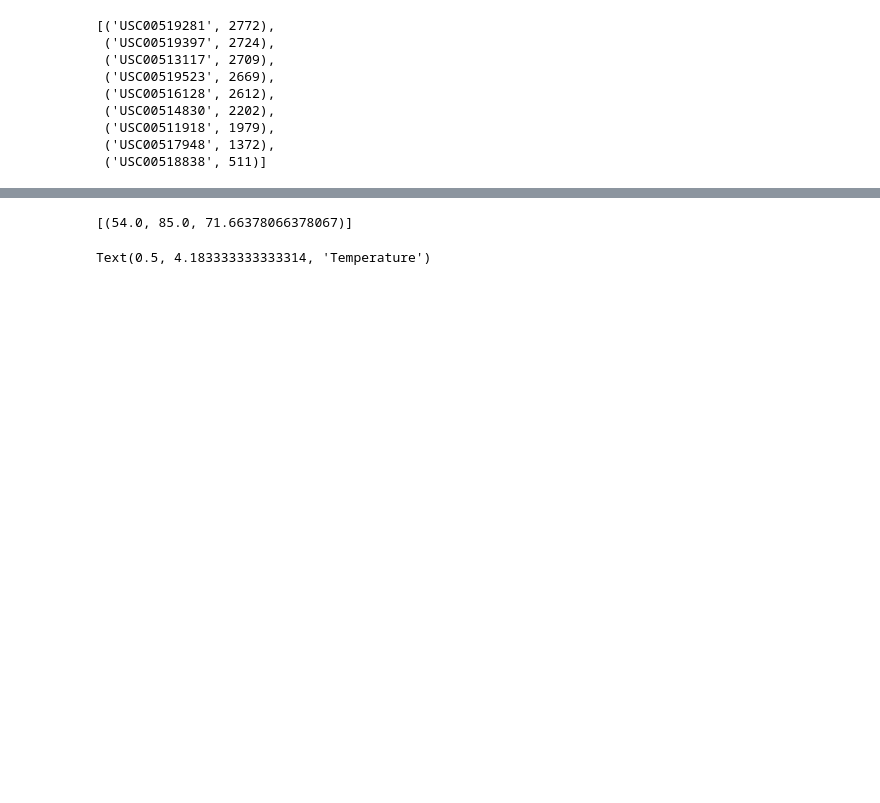
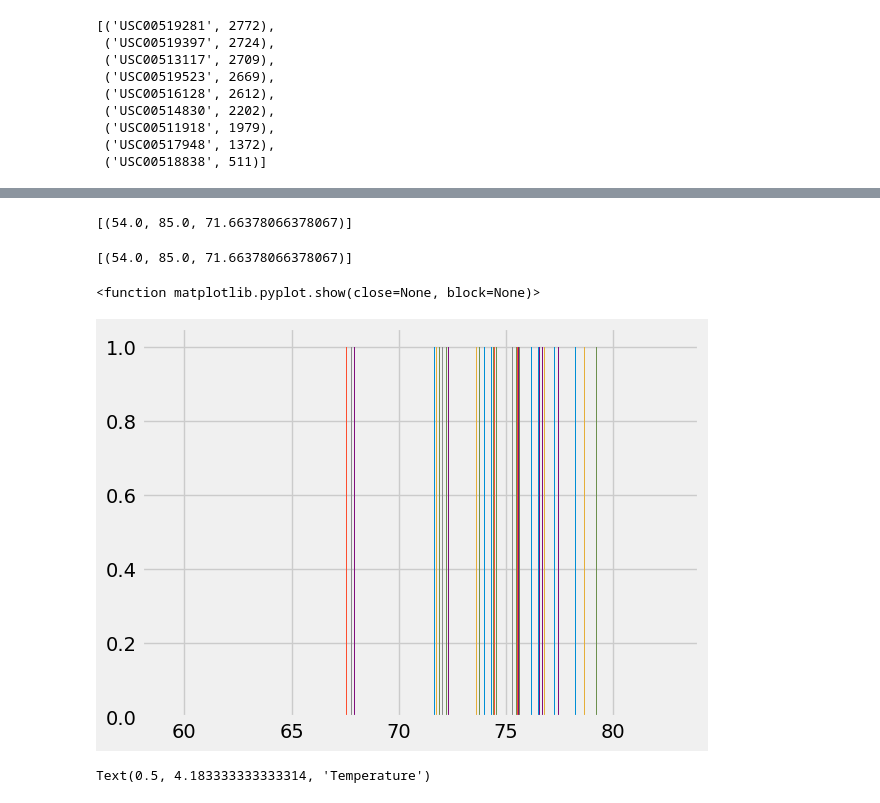
Before and after one commit to incognito20/sqlalchemy-challenge, a Jupyter notebook: SurfsUp/climate_starter.ipynb, the cells around one changed output, grey strips where cells are left out. Saved outputs shown, nothing was run; the diff lists cells and outputs as text; code cells hidden in the pictures; blank space fills up the shorter version.

Commit message:
initial station analysis complete

```diff
--- a/SurfsUp/climate_starter.ipynb
+++ b/SurfsUp/climate_starter.ipynb
@@ -47,3 +48,5 @@ session.query(measurement.date).order_by(measurement.date.desc()).first()
 # %% [output]
 ('2017-08-23',)
+# %%
+query_date = dt.date(2017, 8, 23) - dt.timedelta(days=365)
 # %%
@@ -237,7 +313,26 @@ pmax
+# %%
+# Using the most active station id from the previous query, calculate the lowest, highest, and average temperature.
+#func.min, max, avg
+session.query(func.min(measurement.tobs), func.max(measurement.tobs), func.avg(measurement.tobs)).filter(measurement.station == 'USC00519281').all()
+# %% [output]
+[(54.0, 85.0, 71.66378066378067)]
 # %%
 # Using the most active station id from the previous query, calculate the lowest, highest, and average temperature.
 # %% [output]
 [(54.0, 85.0, 71.66378066378067)]
+# %%
+# Using the most active station id
+# Query the last 12 months of temperature observation data for this station and plot the results as a histogram
+#USC00519281
+temp_hist = session.query(measurement.tobs).filter(measurement.station == 'USC00519281').\
+    filter(measurement.date >= query_date).\
+    order_by(measurement.date).all()
+
+plt.hist(temp_hist, bins=12)
+plt.show
+# %% [output]
+<function matplotlib.pyplot.show(close=None, block=None)>
+[figure, added]
 # %%
 # Using the most active station id
 # Query the last 12 months of temperature observation data for this station and plot the results as a histogram
```
Also changed, not shown: parts of 18 cells of this notebook.
